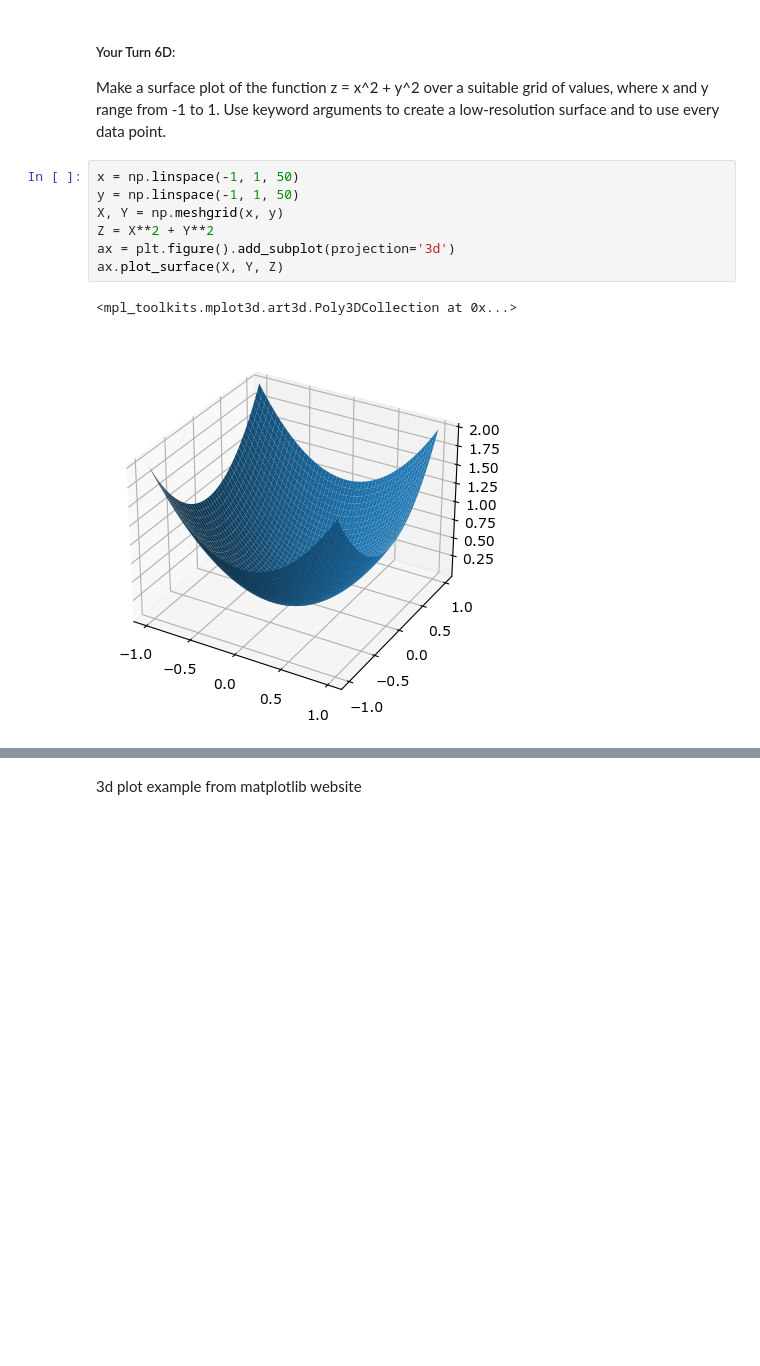
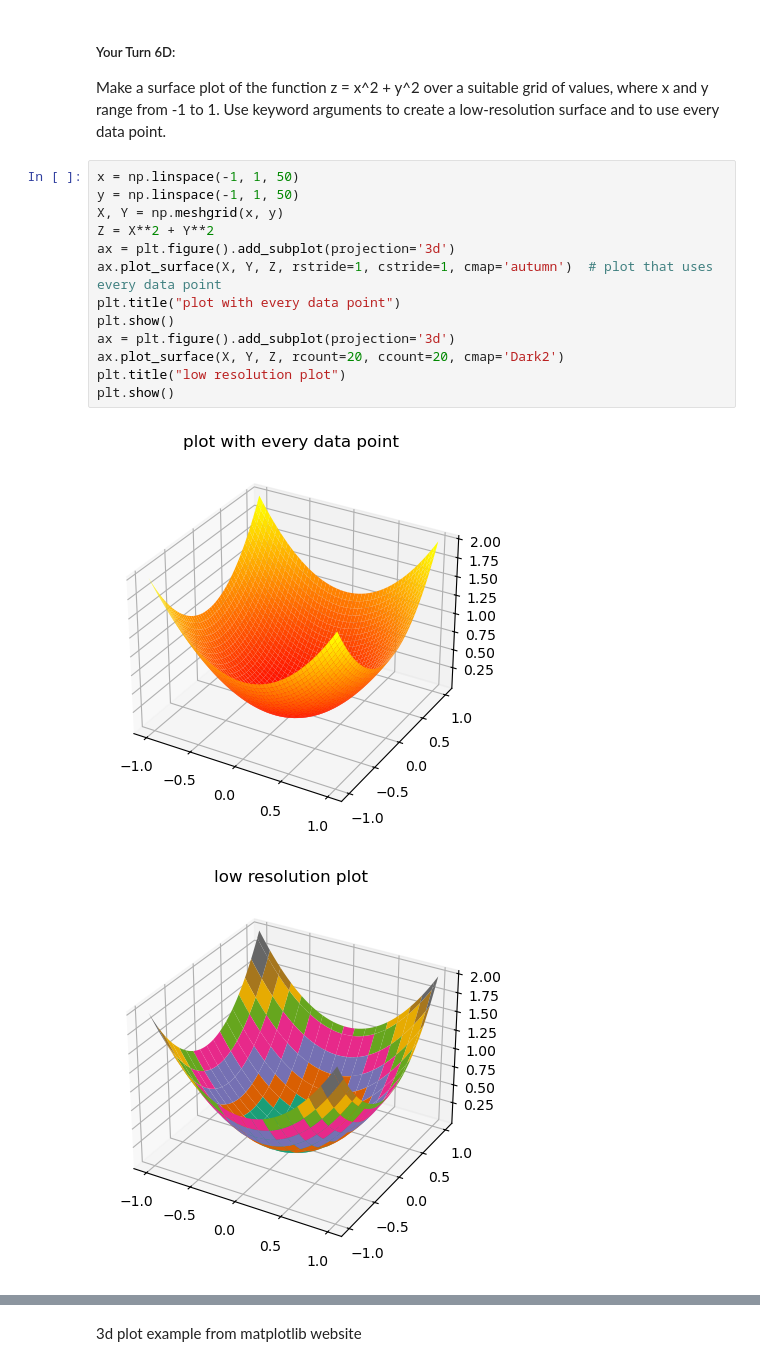
Before and after one commit to e-d-p-9/Physical-Modeling-with-Python, a Jupyter notebook: Ch6/ch6-notes.ipynb, the cells around one changed output, grey strips where cells are left out. Drawn from its saved outputs; the diff is of its cells as text; blank space fills up the shorter version.

```diff
--- a/Ch6/ch6-notes.ipynb
+++ b/Ch6/ch6-notes.ipynb
@@ -697,10 +697,16 @@ Make a surface plot of the function z = x^2 + y^2 over a suitable grid of values
 # %%
 x = np.linspace(-1, 1, 50)
 y = np.linspace(-1, 1, 50)
 X, Y = np.meshgrid(x, y)
 Z = X**2 + Y**2
 ax = plt.figure().add_subplot(projection='3d')
-ax.plot_surface(X, Y, Z)
+ax.plot_surface(X, Y, Z, rstride=1, cstride=1, cmap='autumn')  # plot that uses every data point
+plt.title("plot with every data point")
+plt.show()
+ax = plt.figure().add_subplot(projection='3d')
+ax.plot_surface(X, Y, Z, rcount=20, ccount=20, cmap='Dark2')
+plt.title("low resolution plot")
+plt.show()
 # %% [output]
-<mpl_toolkits.mplot3d.art3d.Poly3DCollection at 0x...>
-[figure, old version]
+[figure, new version]
+[figure, added]
```
Also changed, not shown: parts of 20 cells of this notebook.
